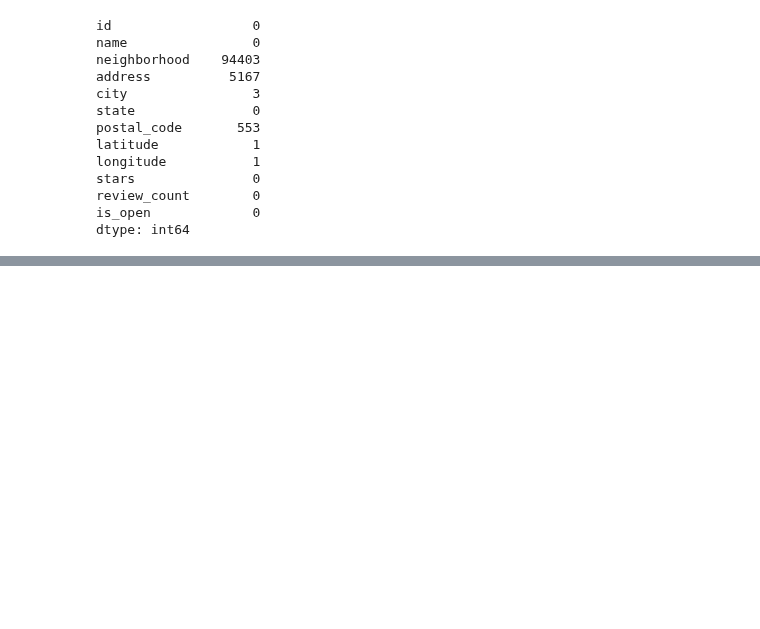
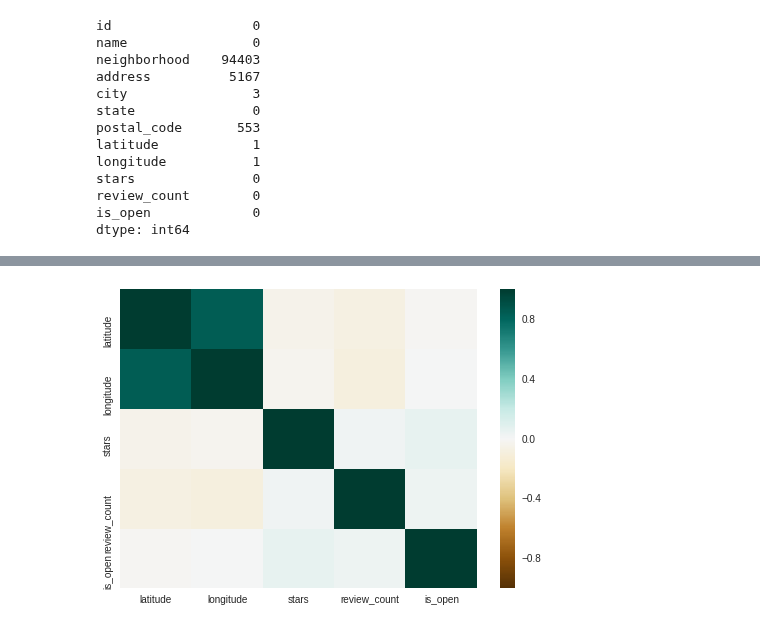
Before and after one commit to CornellDataScience/NLP_Research-FA17, a Jupyter notebook: cameron/Initial_EDA.ipynb, the cells around one changed output, grey strips where cells are left out. Cells and saved outputs as stored; diff of their text form; code cells hidden in the pictures; blank space fills up the shorter version.

```diff
--- a/cameron/Initial_EDA.ipynb
+++ b/cameron/Initial_EDA.ipynb
@@ -103,3 +103,9 @@ count_table(b[b['stars'] >= 4.0], cols[1:], count=15)
 | 12 | Five Guys: 34 | Chinatown: 505 | 3663 Las Vegas Blvd S: 19 | Gilbert: 1615 | MLN: 102 | 89147: 631 | 43.6532: 50 | -112.065: 206 | NaN | ... |
 | 13 | Jersey Mike's Subs: 34 | Northwest: 492 | 2502 E Camelback Rd: 19 | Madison: 1482 | HLD: 89 | 85032: 630 | 33.6072: 47 | -111.94: 196 | NaN | ... |
 | 14 | Firehouse Subs: 33 | Downtown Core: 485 | 1979 W 25th St: 18 | Cleveland: 1474 | FIF: 33 | 89052: 629 | 33.4655: 46 | -115.244: 194 | NaN | ... |
+# %%
+plt.figure()
+sns.heatmap(b.corr(), cmap="BrBG")
+plt.show()
+# %% [output]
+[figure, added]
```
Also changed, not shown: parts of 17 cells of this notebook.
